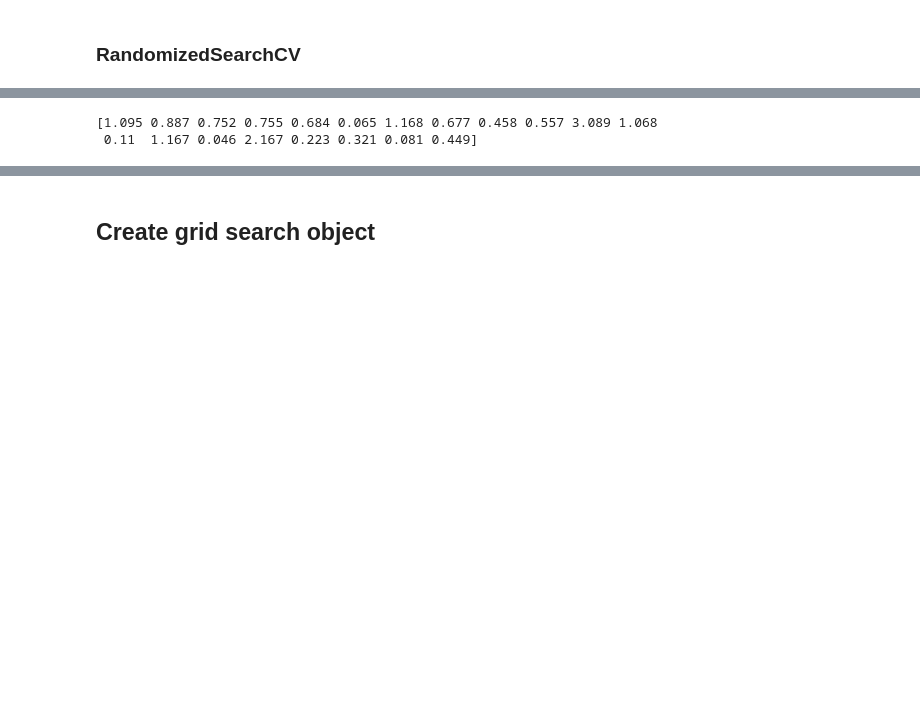
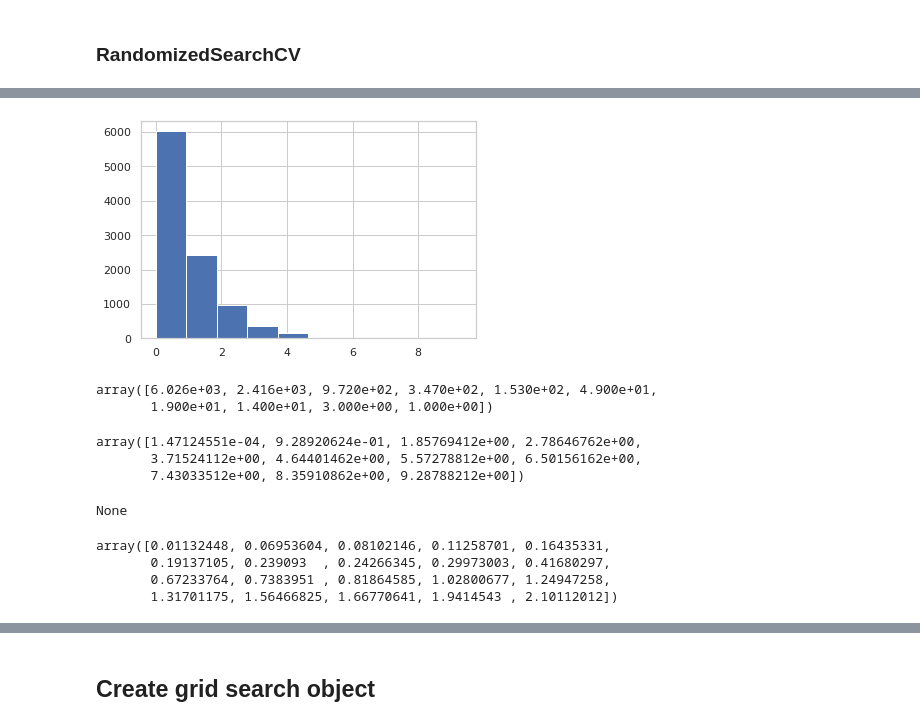
Before and after one commit to amareyah/MaxinAI_Education, a Jupyter notebook: ml_intro/logistic_regression_classifier_hyperparameter_tuning.ipynb, the cells around one changed output, grey strips where cells are left out. Saved outputs shown, nothing was run; the diff lists cells and outputs as text; code cells hidden in the pictures; blank space fills up the shorter version.

```diff
--- a/ml_intro/logistic_regression_classifier_hyperparameter_tuning.ipynb
+++ b/ml_intro/logistic_regression_classifier_hyperparameter_tuning.ipynb
@@ -276,6 +240,27 @@ pd.Series(expon.rvs(size=1000)).hist(bins=20)
+# %%
+hist_arr, x_axis_arr, some_arr = plt.hist(expon.rvs(size=10000),bins=10)
+# %% [output]
+[figure, added]
+# %%
+hist_arr
+# %% [output]
+array([6.026e+03, 2.416e+03, 9.720e+02, 3.470e+02, 1.530e+02, 4.900e+01,
+       1.900e+01, 1.400e+01, 3.000e+00, 1.000e+00])
+# %%
+x_axis_arr
+# %% [output]
+array([1.47124551e-04, 9.28920624e-01, 1.85769412e+00, 2.78646762e+00,
+       3.71524112e+00, 4.64401462e+00, 5.57278812e+00, 6.50156162e+00,
+       7.43033512e+00, 8.35910862e+00, 9.28788212e+00])
 # %%
-with np.printoptions(precision=3):
-    print(expon.rvs(size=20))
+with np.printoptions(precision=3,suppress=True):
+    print(expon.rvs(size=20).sort())
 # %% [output]
-[1.095 0.887 0.752 0.755 0.684 0.065 1.168 0.677 0.458 0.557 3.089 1.068
- 0.11  1.167 0.046 2.167 0.223 0.321 0.081 0.449]
+None
+# %%
+np.sort(expon.rvs(size=20),kind='mergesort')
+# %% [output]
+array([0.01132448, 0.06953604, 0.08102146, 0.11258701, 0.16435331,
+       0.19137105, 0.239093  , 0.24266345, 0.29973003, 0.41680297,
+       0.67233764, 0.7383951 , 0.81864585, 1.02800677, 1.24947258,
+       1.31701175, 1.56466825, 1.66770641, 1.9414543 , 2.10112012])
```
Also changed, not shown: parts of 51 cells of this notebook.
